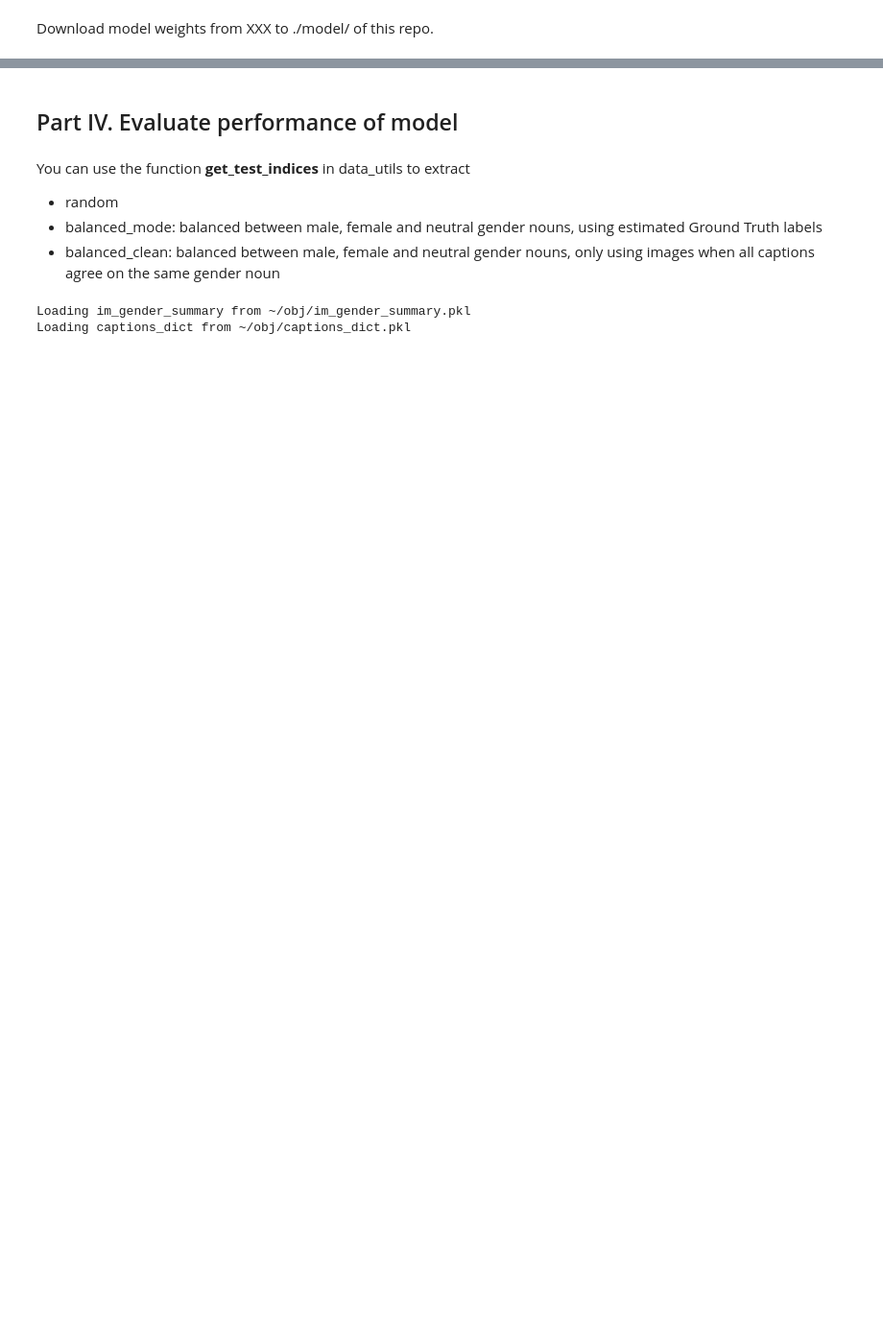
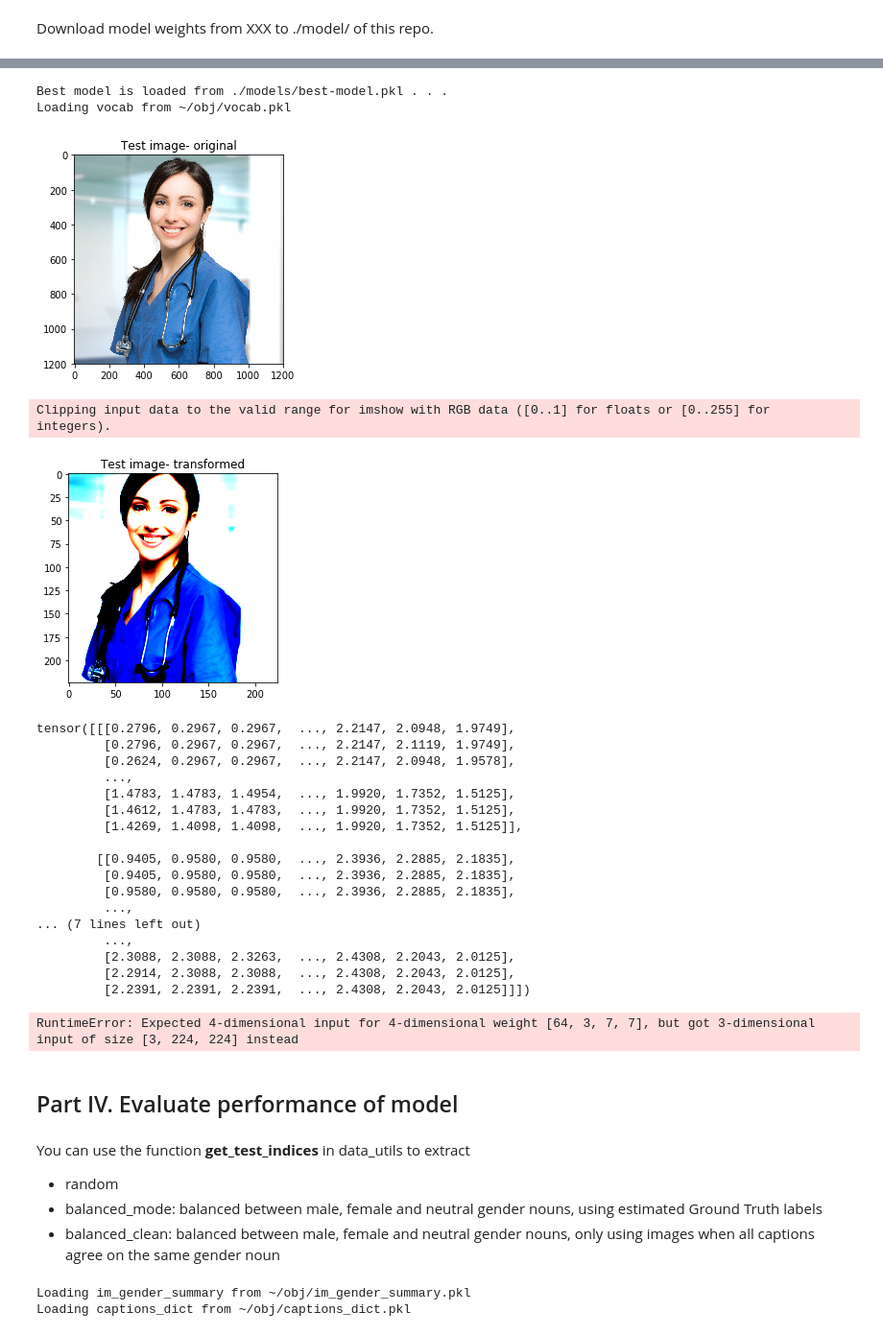
Before and after one commit to wendyku/gender-neutral-captioning, a Jupyter notebook: Gender_Neutral_Captioning.ipynb, the cells around one changed output, grey strips where cells are left out. Shown: that part at 96% size. Saved outputs shown, nothing was run; the diff lists cells and outputs as text; code cells hidden in the pictures; blank space fills up the shorter version.

```diff
--- a/Gender_Neutral_Captioning.ipynb
+++ b/Gender_Neutral_Captioning.ipynb
@@ -156,3 +139,32 @@ A woman sits at a table in a restaurant
+# %%
+# Specify image path
+test_image_path = './data/test/test_image_1.jpg'
+
+predict_image(test_image_path = test_image_path, vocab_path = vocab_path, model_path = model_path)
+# %% [output]
+Best model is loaded from ./models/best-model.pkl . . .
+Loading vocab from ~/obj/vocab.pkl
+[figure, added]
+Clipping input data to the valid range for imshow with RGB data ([0..1] for floats or [0..255] for integers).
+[figure, added]
+tensor([[[0.2796, 0.2967, 0.2967,  ..., 2.2147, 2.0948, 1.9749],
+         [0.2796, 0.2967, 0.2967,  ..., 2.2147, 2.1119, 1.9749],
+         [0.2624, 0.2967, 0.2967,  ..., 2.2147, 2.0948, 1.9578],
+         ...,
+         [1.4783, 1.4783, 1.4954,  ..., 1.9920, 1.7352, 1.5125],
+         [1.4612, 1.4783, 1.4783,  ..., 1.9920, 1.7352, 1.5125],
+         [1.4269, 1.4098, 1.4098,  ..., 1.9920, 1.7352, 1.5125]],
+
+        [[0.9405, 0.9580, 0.9580,  ..., 2.3936, 2.2885, 2.1835],
+         [0.9405, 0.9580, 0.9580,  ..., 2.3936, 2.2885, 2.1835],
+         [0.9580, 0.9580, 0.9580,  ..., 2.3936, 2.2885, 2.1835],
+         ...,
+... (7 lines left out)
+         ...,
+         [2.3088, 2.3088, 2.3263,  ..., 2.4308, 2.2043, 2.0125],
+         [2.2914, 2.3088, 2.3088,  ..., 2.4308, 2.2043, 2.0125],
+         [2.2391, 2.2391, 2.2391,  ..., 2.4308, 2.2043, 2.0125]]])
+RuntimeError: Expected 4-dimensional input for 4-dimensional weight [64, 3, 7, 7], but got 3-dimensional input of size [3, 224, 224] instead
 # %% [markdown]
 ## Part IV. Evaluate performance of model
 # %% [markdown]
```
Also changed, not shown: parts of 6 cells of this notebook, 1 other file.
